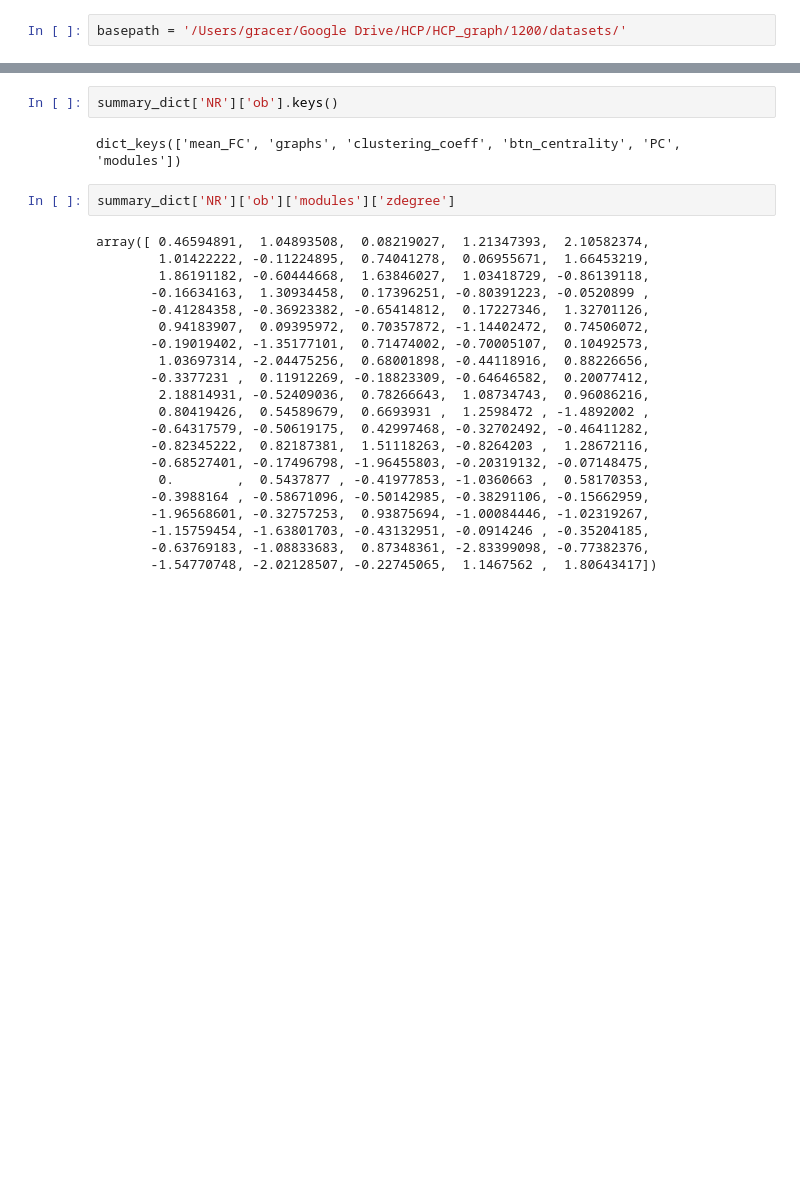
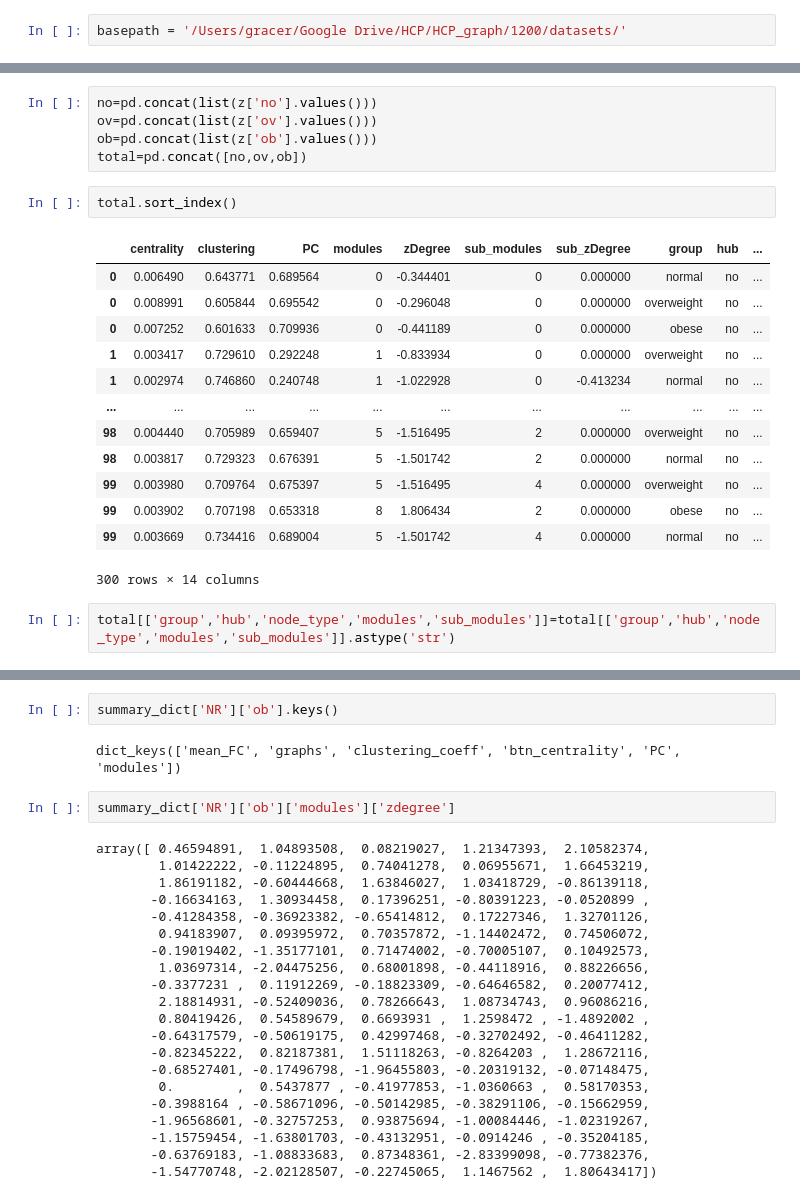
Before and after one commit to grace-shearrer/graph_analysis, a Jupyter notebook: zDegree_update.ipynb, the cells around one changed output, grey strips where cells are left out. Drawn from its saved outputs; the diff is of its cells as text; blank space fills up the shorter version.

```diff
--- a/zDegree_update.ipynb
+++ b/zDegree_update.ipynb
@@ -15,0 +70,23 @@ submod_dict=an.onetoughjar(latest_file)
+# %%
+no=pd.concat(list(z['no'].values()))
+ov=pd.concat(list(z['ov'].values()))
+ob=pd.concat(list(z['ob'].values()))
+total=pd.concat([no,ov,ob])
+# %%
+total.sort_index()
+# %% [output]
+|  | centrality | clustering | PC | modules | zDegree | sub_modules | sub_zDegree | group | hub | ... |
+| 0 | 0.006490 | 0.643771 | 0.689564 | 0 | -0.344401 | 0 | 0.000000 | normal | no | ... |
+| 0 | 0.008991 | 0.605844 | 0.695542 | 0 | -0.296048 | 0 | 0.000000 | overweight | no | ... |
+| 0 | 0.007252 | 0.601633 | 0.709936 | 0 | -0.441189 | 0 | 0.000000 | obese | no | ... |
+| 1 | 0.003417 | 0.729610 | 0.292248 | 1 | -0.833934 | 0 | 0.000000 | overweight | no | ... |
+| 1 | 0.002974 | 0.746860 | 0.240748 | 1 | -1.022928 | 0 | -0.413234 | normal | no | ... |
+| ... | ... | ... | ... | ... | ... | ... | ... | ... | ... | ... |
+| 98 | 0.004440 | 0.705989 | 0.659407 | 5 | -1.516495 | 2 | 0.000000 | overweight | no | ... |
+| 98 | 0.003817 | 0.729323 | 0.676391 | 5 | -1.501742 | 2 | 0.000000 | normal | no | ... |
+| 99 | 0.003980 | 0.709764 | 0.675397 | 5 | -1.516495 | 4 | 0.000000 | overweight | no | ... |
+| 99 | 0.003902 | 0.707198 | 0.653318 | 8 | 1.806434 | 2 | 0.000000 | obese | no | ... |
+| 99 | 0.003669 | 0.734416 | 0.689004 | 5 | -1.501742 | 4 | 0.000000 | normal | no | ... |
+300 rows × 14 columns
+# %%
+total[['group','hub','node_type','modules','sub_modules']]=total[['group','hub','node_type','modules','sub_modules']].astype('str')
```
Also changed, not shown: parts of 33 cells of this notebook, 3 other files.
